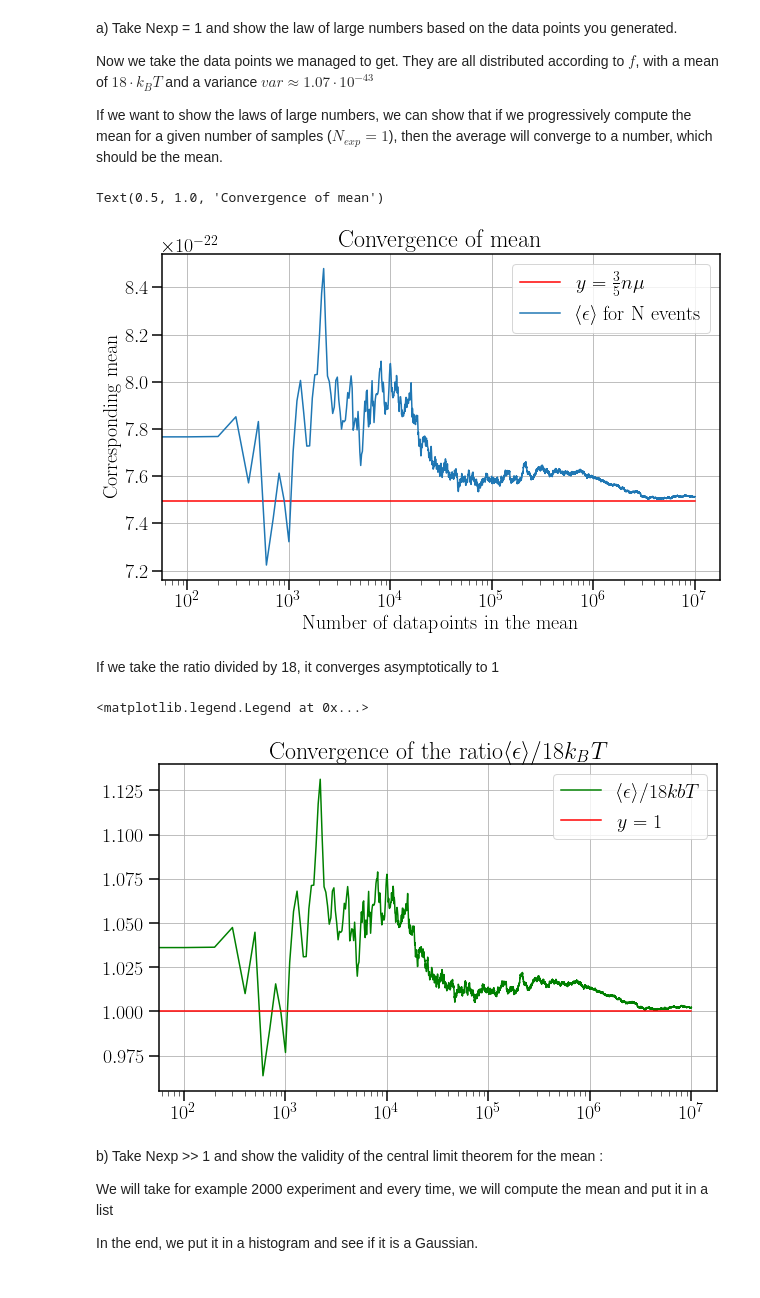
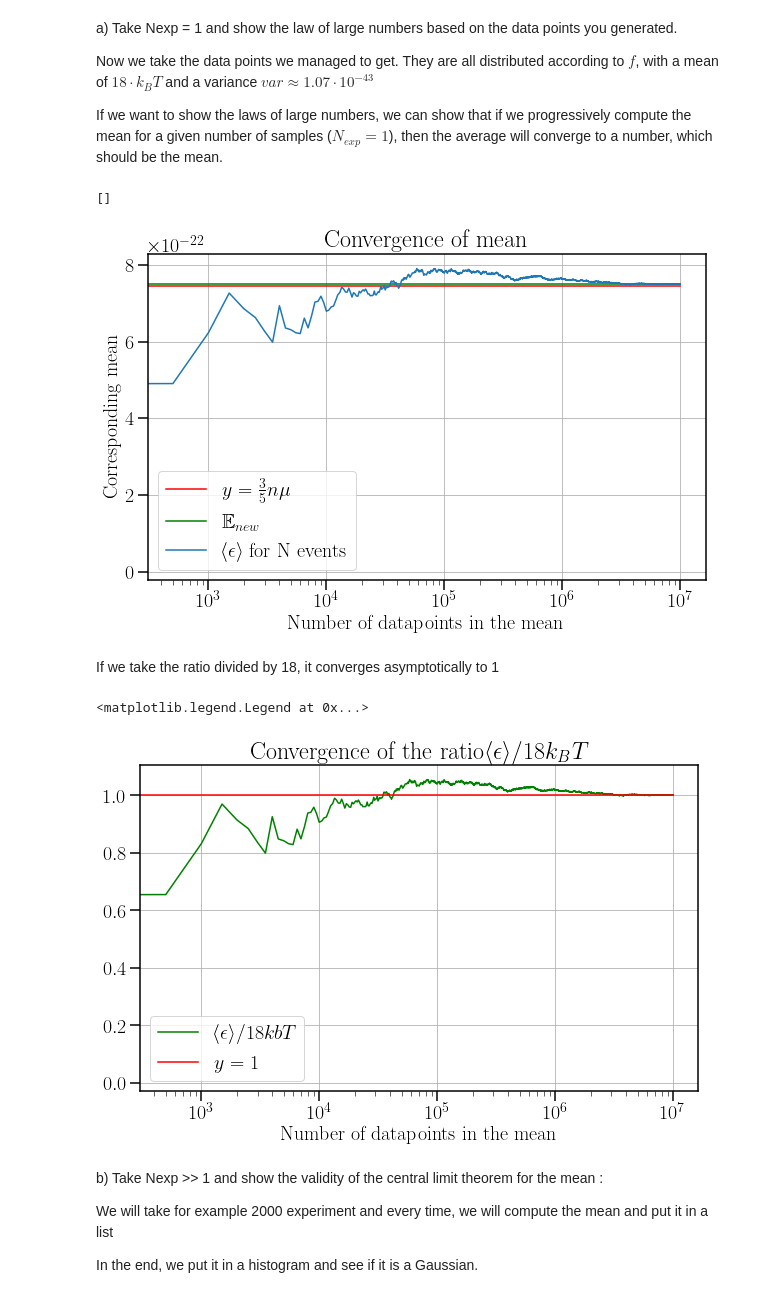
Before and after one commit to Nayaqs/stats, a Jupyter notebook: Final1.ipynb, the cells around one changed output. Cells and saved outputs as stored; diff of their text form; code cells hidden in the pictures.

```diff
--- a/Final1.ipynb
+++ b/Final1.ipynb
@@ -70 +102,14 @@ print(" The integral of f:\t" ,  I ,"\n The exp.value: \t" , ExpVal, "\n The the
  The variance  :         1.094468933417454e-43
+# %%
+listint = np.zeros(50)
+xplot = [*range(len(listint))]
+
+for i in range(len(listint)):
+    listint[i] = integral(i)
+
+plt.plot(xplot,listint, color = "blue")
+plt.xlabel("Numbers of points")
+plt.ylabel("Sum of the areas")
+plt.title("Numerical integral of $f$")
+
+integral(int(1e5))
@@ -193,7 +240,7 @@ If we want to show the laws of large numbers, we can show that if we progressive
 N=1e7
 data = Egenerator(N,3)
 l = len(data)
-steps = 100
+steps = 500
 
 listAverage = np.zeros(int(N/steps))
 for i in range(int(l/steps)):
@@ -201,31 +248,33 @@ for i in range(int(l/steps)):
     listAverage[i] = moy
 xMean = np.linspace(0,N,int(l/steps))
 # %%
-plt.plot([0,N],[ExpVal,ExpVal], color = "red", label = r"$y = \frac{3}{5}n\mu$")
+plt.plot([0,N],[meanTH*0.9945,meanTH*0.9945], color = "red", label = r"$y = \frac{3}{5}n\mu$")
+plt.plot([0,N],[ExpVal,ExpVal], color = "green", label = r"$\mathbb{E}_{new}$")
 plt.plot(xMean, listAverage, label = r"$\langle\epsilon\rangle $ for N events ")
 
+plt.title("Convergence of mean")
 plt.xlabel("Number of datapoints in the mean")
 plt.ylabel("Corresponding mean")
 plt.legend()
 plt.grid()
 plt.semilogx()
-plt.title("Convergence of mean")
 # %% [output]
-Text(0.5, 1.0, 'Convergence of mean')
+[]
-[figure, old version]
+[figure, new version]
 # %% [markdown]
 If we take the ratio divided by 18, it converges asymptotically to 1
 # %%
 ratio = [listAverage/(ExpVal) for listAverage in listAverage]
 plt.plot(xMean, ratio, color = "green", label = r"$\langle\epsilon\rangle/18 kb T$")
 plt.plot([0,N],[1,1], color = "red", label = "$y = 1$")
 plt.semilogx()
 plt.grid()
+plt.xlabel("Number of datapoints in the mean")
 plt.title("Convergence of the ratio"+r"$\langle\epsilon\rangle/18k_BT$")
 plt.legend()
 # %% [output]
 <matplotlib.legend.Legend at 0x...>
-[figure, old version]
+[figure, new version]
 # %% [markdown]
 b) Take Nexp >> 1 and show the validity of the central limit theorem for the mean :
 
```
Also changed, not shown: parts of 78 cells of this notebook.
